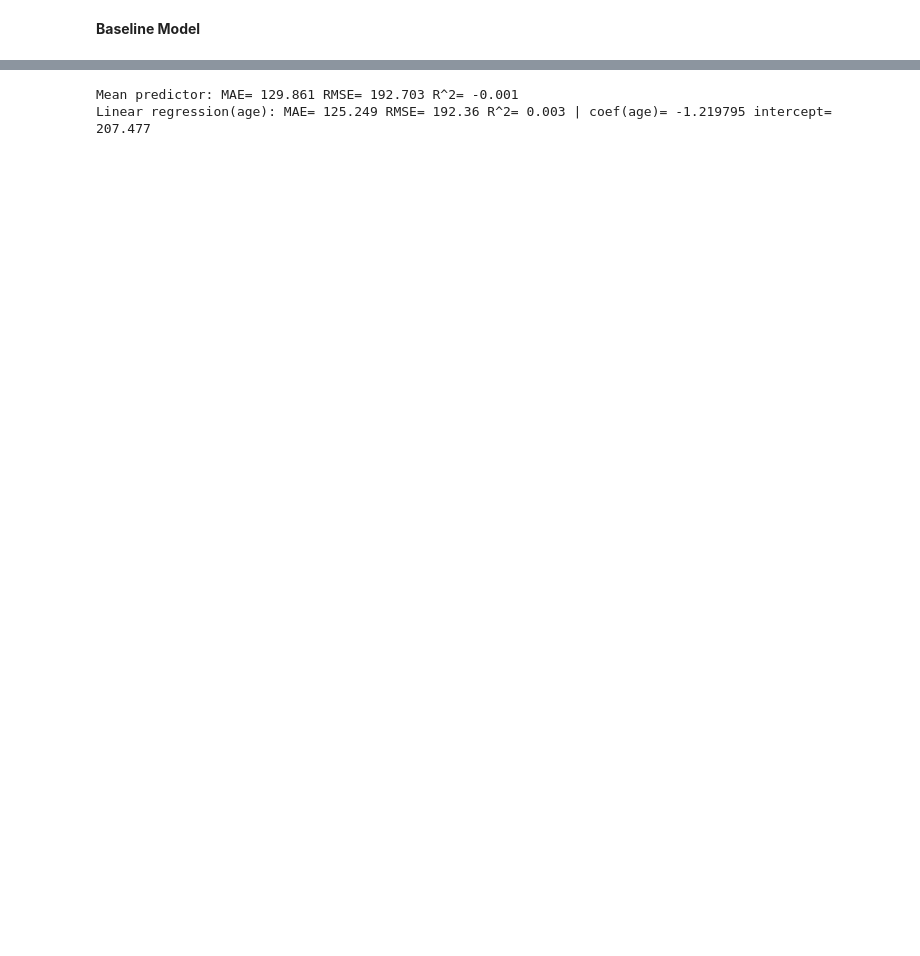
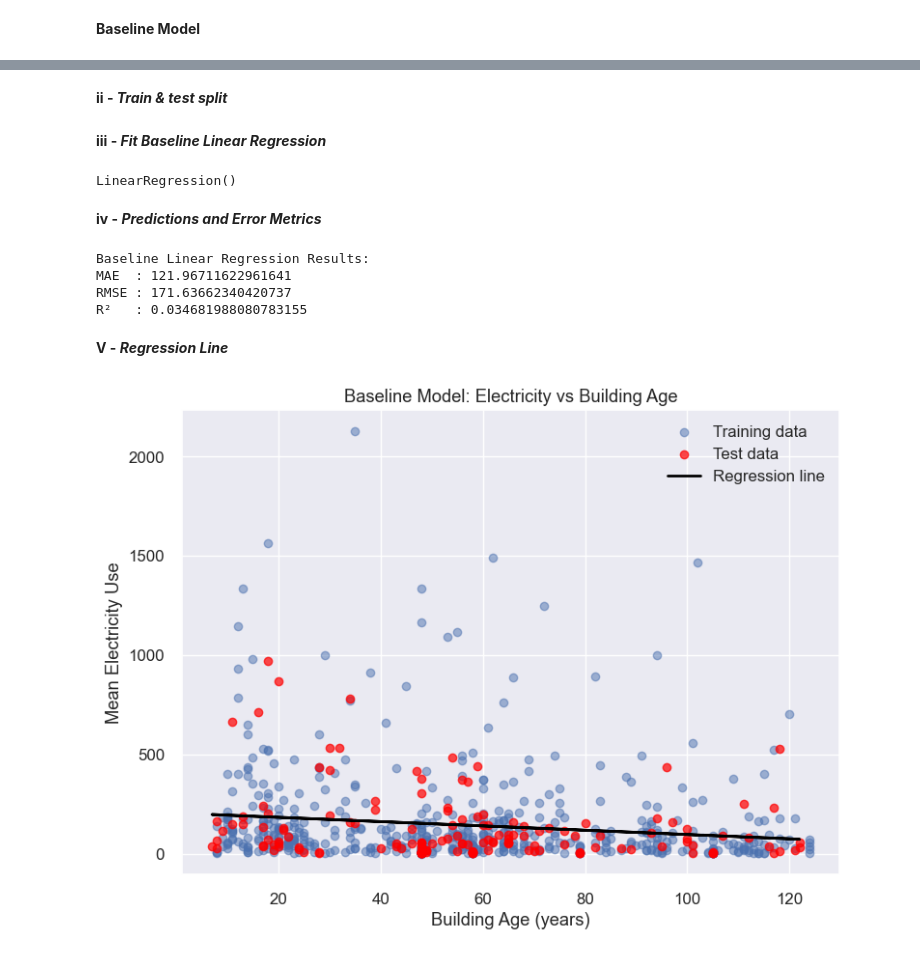
Before and after one commit to BadriAiman/cmse492_project, a Jupyter notebook: notebooks/exploratory/Preliminary_Analysis_and_Baseline.ipynb, the cells around one changed output, grey strips where cells are left out. Cells and saved outputs as stored; diff of their text form; code cells hidden in the pictures; blank space fills up the shorter version.

```diff
--- a/notebooks/exploratory/Preliminary_Analysis_and_Baseline.ipynb
+++ b/notebooks/exploratory/Preliminary_Analysis_and_Baseline.ipynb
@@ -136,0 +325,2 @@ wecan see the amount of missing data from the datasets, which for building id we
+# %% [markdown]
+**ii - *Train & test split***
@@ -137,35 +336,46 @@ wecan see the amount of missing data from the datasets, which for building id we
+# %% [markdown]
+**iii - *Fit Baseline Linear Regression***
+# %%
+from sklearn.linear_model import LinearRegression
+
+baseline_model = LinearRegression()
+baseline_model.fit(X_train, y_train)
+# %% [output]
+LinearRegression()
+# %% [markdown]
+**iv - *Predictions and Error Metrics***
+# %%
+from sklearn.metrics import mean_absolute_error, mean_squared_error, r2_score
+import numpy as np
+
+y_pred = baseline_model.predict(X_test)
+
+mae = mean_absolute_error(y_test, y_pred)
+rmse = np.sqrt(mean_squared_error(y_test, y_pred))
+r2 = r2_score(y_test, y_pred)
+
+print("Baseline Linear Regression Results:")
+print("MAE  :", mae)
+print("RMSE :", rmse)
+print("R²   :", r2)
+# %% [output]
+Baseline Linear Regression Results:
+MAE  : 121.96711622961641
+RMSE : 171.63662340420737
+R²   : 0.034681988080783155
+# %% [markdown]
+**V - *Regression Line***
 # %%
-import numpy as np, math
-from sklearn.model_selection import train_test_split
-from sklearn.linear_model import LinearRegression
-from sklearn.metrics import mean_absolute_error, mean_squared_error, r2_score
+plt.figure(figsize=(8, 6))
+plt.scatter(X_train, y_train, alpha=0.5, label="Training data")
+plt.scatter(X_test, y_test, color='red', alpha=0.7, label="Test data")
+plt.plot(X_test, y_pred, color='black', linewidth=2, label="Regression line")
 
-work = merged.dropna(subset=['age','avg_usage_kwh']).copy()
-
-X = work[['age']].values
-y = work['avg_usage_kwh'].values
-
-X_train, X_test, y_train, y_test = train_test_split(
-    X, y, test_size=0.2, random_state=42
-)
-
-# Baseline 1: mean predictor
-y_pred_mean = np.full_like(y_test, y_train.mean(), dtype=float)
-print("Mean predictor:",
-      "MAE=", round(mean_absolute_error(y_test, y_pred_mean), 3),
-      "RMSE=", round(math.sqrt(mean_squared_error(y_test, y_pred_mean)), 3),
-      "R^2=", round(r2_score(y_test, y_pred_mean), 3))
-
-# Baseline 2: linear regression on age
-lin = LinearRegression().fit(X_train, y_train)
-y_pred_lr = lin.predict(X_test)
-
-print("Linear regression(age):",
-      "MAE=", round(mean_absolute_error(y_test, y_pred_lr), 3),
-      "RMSE=", round(math.sqrt(mean_squared_error(y_test, y_pred_lr)), 3),
-      "R^2=", round(r2_score(y_test, y_pred_lr), 3),
-      "| coef(age)=", round(lin.coef_[0], 6),
-      "intercept=", round(lin.intercept_, 3))
+plt.title("Baseline Model: Electricity vs Building Age")
+plt.xlabel("Building Age (years)")
+plt.ylabel("Mean Electricity Use")
+plt.legend()
+plt.tight_layout()
+plt.show()
 # %% [output]
-Mean predictor: MAE= 129.861 RMSE= 192.703 R^2= -0.001
-Linear regression(age): MAE= 125.249 RMSE= 192.36 R^2= 0.003 | coef(age)= -1.219795 intercept= 207.477
+[figure, added]
```
Also changed, not shown: parts of 38 cells of this notebook, 2 other files.
